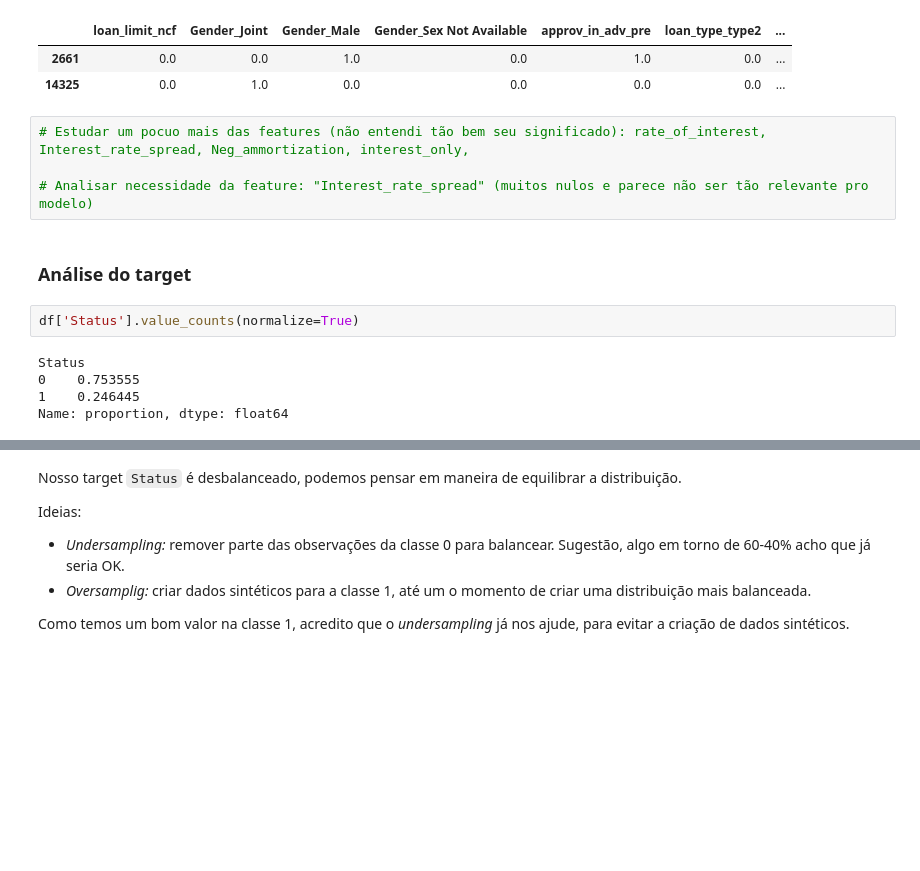
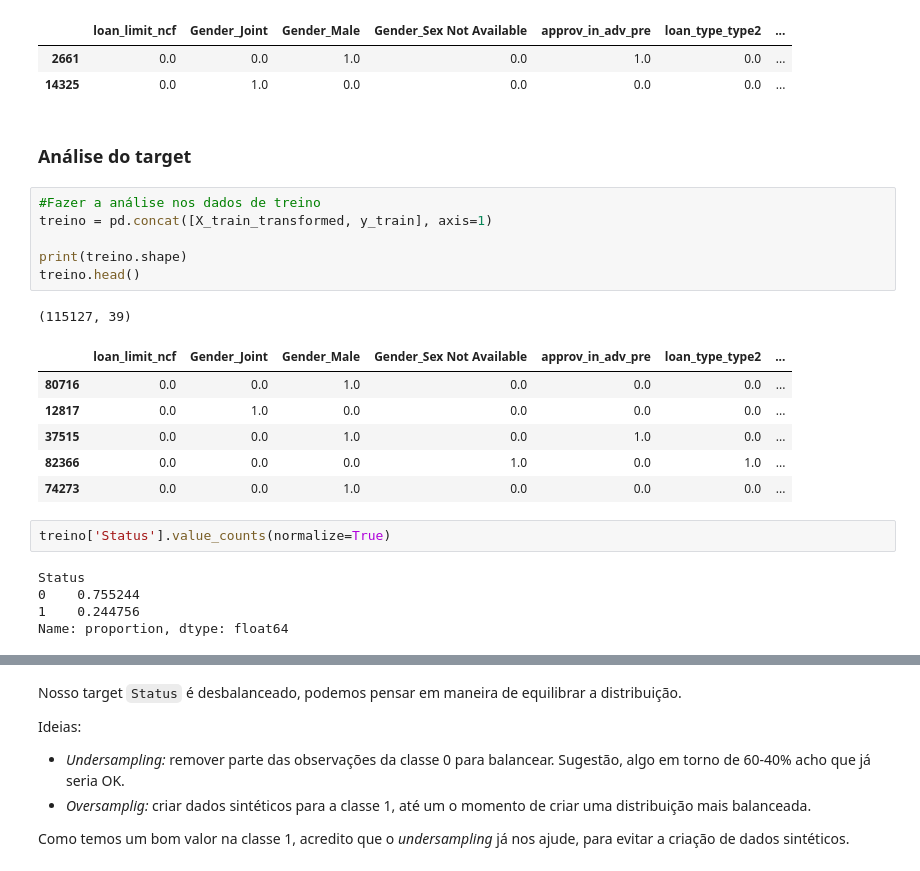
Before and after one commit to fernandobrancher/project_machine_learning_iii, a Jupyter notebook: project_loan_defaulters.ipynb, the cells around one changed output, grey strips where cells are left out. Cells and saved outputs as stored; diff of their text form; blank space fills up the shorter version.

```diff
--- a/project_loan_defaulters.ipynb
+++ b/project_loan_defaulters.ipynb
@@ -353,18 +372,28 @@ X_test_transformed.head(2)
 |  | loan_limit_ncf | Gender_Joint | Gender_Male | Gender_Sex Not Available | approv_in_adv_pre | loan_type_type2 | ... |
 | 2661 | 0.0 | 0.0 | 1.0 | 0.0 | 1.0 | 0.0 | ... |
 | 14325 | 0.0 | 1.0 | 0.0 | 0.0 | 0.0 | 0.0 | ... |
-# %%
-# Estudar um pocuo mais das features (não entendi tão bem seu significado): rate_of_interest, Interest_rate_spread, Neg_ammortization, interest_only,
-
-# Analisar necessidade da feature: "Interest_rate_spread" (muitos nulos e parece não ser tão relevante pro modelo)
 # %% [markdown]
 ### Análise do target
+# %%
+#Fazer a análise nos dados de treino
+treino = pd.concat([X_train_transformed, y_train], axis=1)
+
+print(treino.shape)
+treino.head()
+# %% [output]
+(115127, 39)
+|  | loan_limit_ncf | Gender_Joint | Gender_Male | Gender_Sex Not Available | approv_in_adv_pre | loan_type_type2 | ... |
+| 80716 | 0.0 | 0.0 | 1.0 | 0.0 | 0.0 | 0.0 | ... |
+| 12817 | 0.0 | 1.0 | 0.0 | 0.0 | 0.0 | 0.0 | ... |
+| 37515 | 0.0 | 0.0 | 1.0 | 0.0 | 1.0 | 0.0 | ... |
+| 82366 | 0.0 | 0.0 | 0.0 | 1.0 | 0.0 | 1.0 | ... |
+| 74273 | 0.0 | 0.0 | 1.0 | 0.0 | 0.0 | 0.0 | ... |
 # %%
-df['Status'].value_counts(normalize=True)
+treino['Status'].value_counts(normalize=True)
 # %% [output]
 Status
-0    0.753555
-1    0.246445
+0    0.755244
+1    0.244756
 Name: proportion, dtype: float64
 # %%
 # Análise de balanceamento do target do dataset
```
Also changed, not shown: parts of 16 cells of this notebook.
